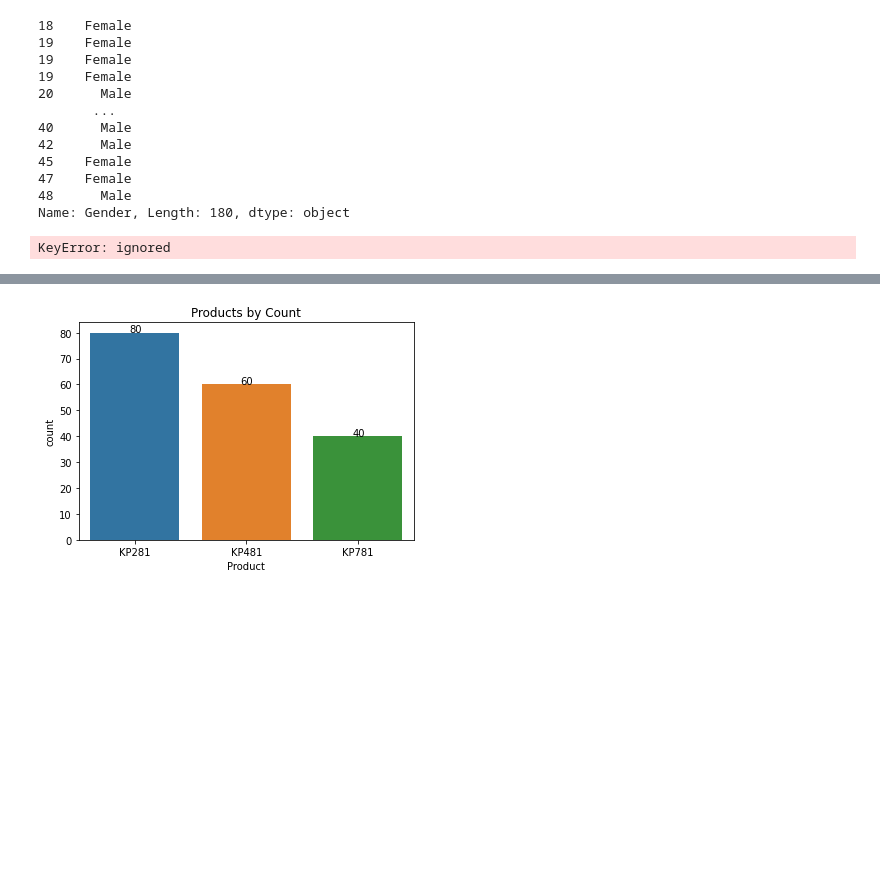
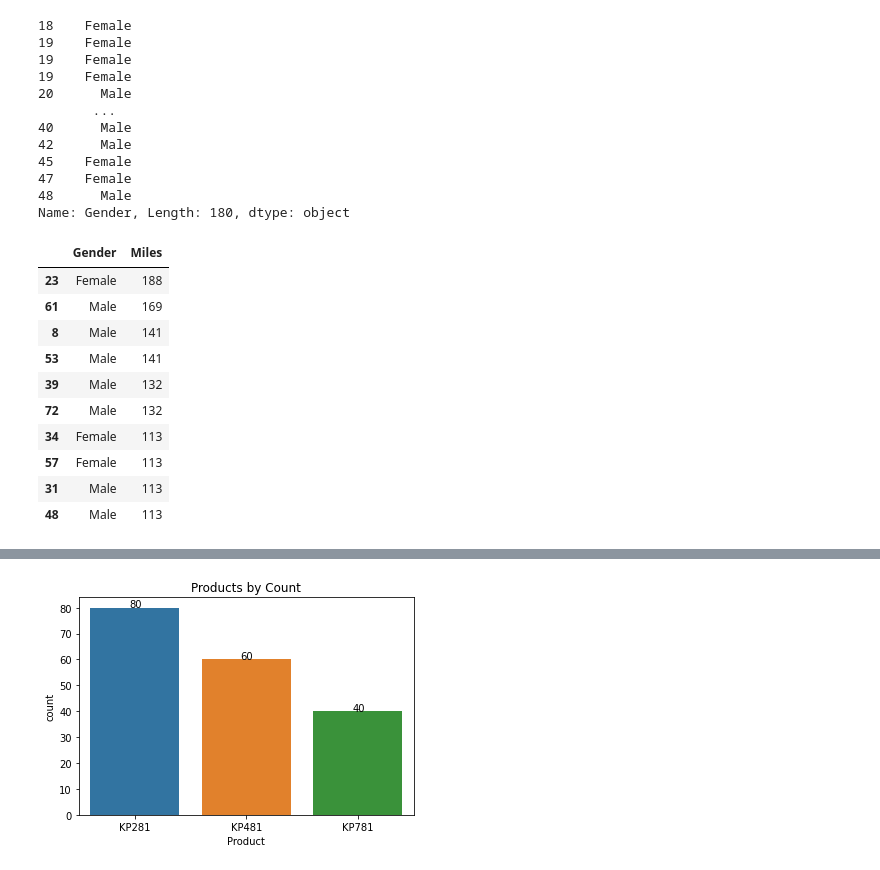
Before and after one commit to pkmariya/Python, a Jupyter notebook: AerofitCaseStudy_Mariya_DSMLJune22.ipynb, the cells around one changed output, grey strips where cells are left out. Saved outputs shown, nothing was run; the diff lists cells and outputs as text; code cells hidden in the pictures; blank space fills up the shorter version.

```diff
--- a/AerofitCaseStudy_Mariya_DSMLJune22.ipynb
+++ b/AerofitCaseStudy_Mariya_DSMLJune22.ipynb
@@ -182,9 +182,19 @@ count_by_gender_by_age
 47    Female
 48      Male
 Name: Gender, Length: 180, dtype: object
-# %%
-cust_mask = aero_df['Age']
-cust_list = aero_df[cust_mask]
-cust_list
-# %% [output]
-KeyError: ignored
+# %%
+# cust_mask = aero_df['Age']
+cust_list = aero_df[aero_df['Product']=='KP281'][['Gender','Miles']].sort_values(by='Miles', ascending=False).head(10)
+cust_list
+# %% [output]
+|  | Gender | Miles |
+| 23 | Female | 188 |
+| 61 | Male | 169 |
+| 8 | Male | 141 |
+| 53 | Male | 141 |
+| 39 | Male | 132 |
+| 72 | Male | 132 |
+| 34 | Female | 113 |
+| 57 | Female | 113 |
+| 31 | Male | 113 |
+| 48 | Male | 113 |
```
Also changed, not shown: parts of 2 cells of this notebook.
